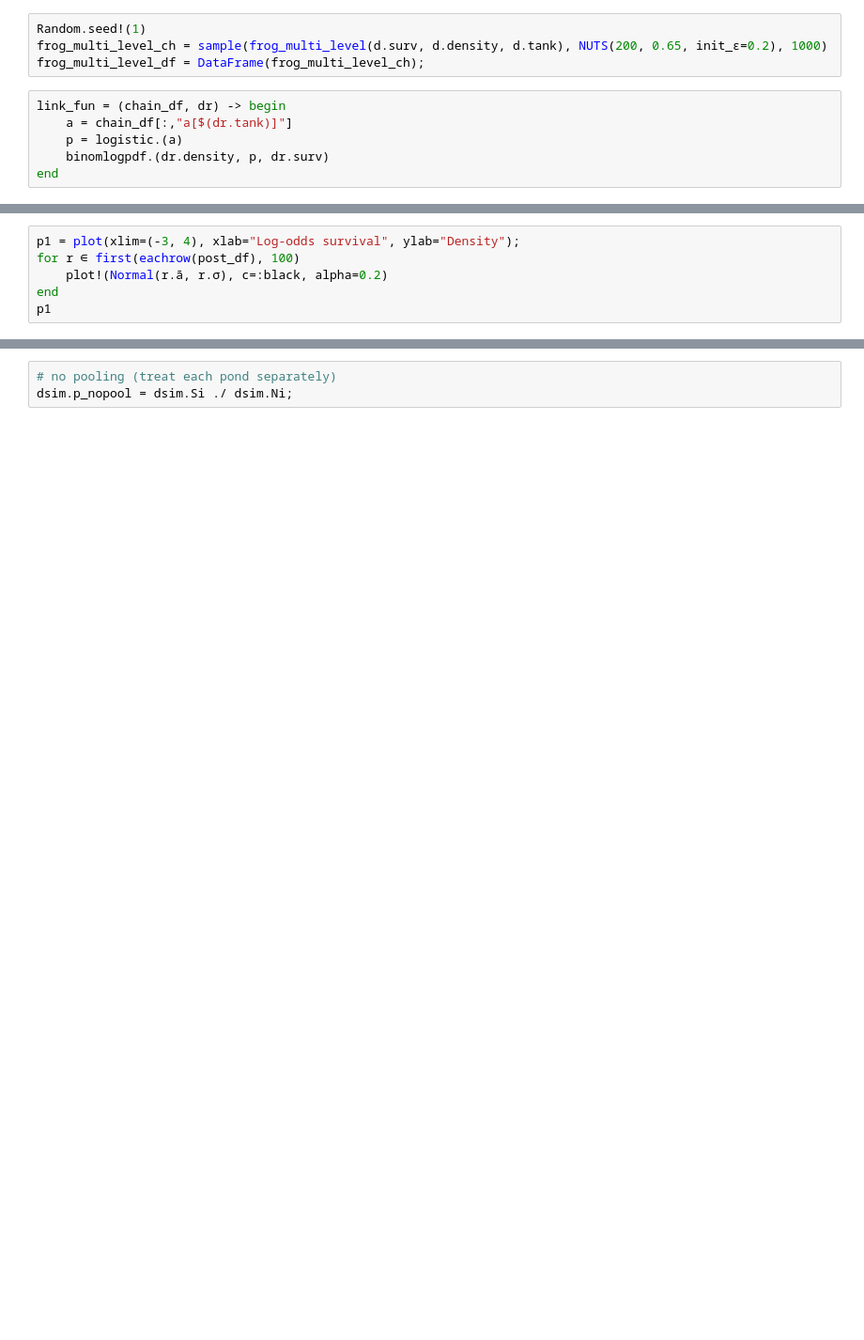
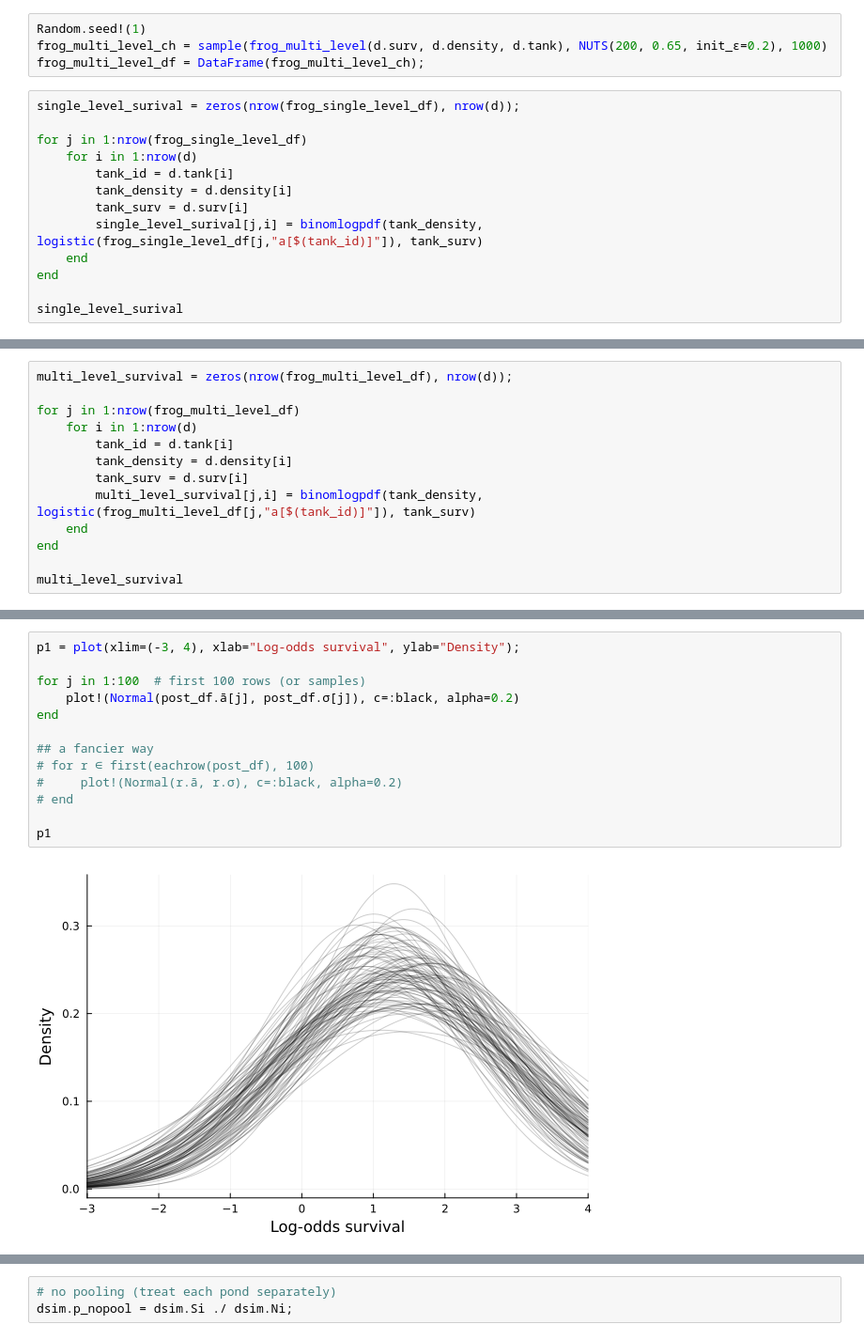
Before and after one commit to sungjuGit/STJuliaIntroBayesian, a Jupyter notebook: Multilevel_Reedfrogs.ipynb, the cells around one changed output, grey strips where cells are left out. Shown at 94% size. Cells and saved outputs as stored; diff of their text form; blank space fills up the shorter version.

```diff
--- a/Multilevel_Reedfrogs.ipynb
+++ b/Multilevel_Reedfrogs.ipynb
@@ -47,8 +125,15 @@ Random.seed!(1)
 frog_multi_level_ch = sample(frog_multi_level(d.surv, d.density, d.tank), NUTS(200, 0.65, init_ϵ=0.2), 1000)
 frog_multi_level_df = DataFrame(frog_multi_level_ch);
 # %%
-link_fun = (chain_df, dr) -> begin
-    a = chain_df[:,"a[$(dr.tank)]"]
-    p = logistic.(a)
-    binomlogpdf.(dr.density, p, dr.surv)
+single_level_surival = zeros(nrow(frog_single_level_df), nrow(d));
+
+for j in 1:nrow(frog_single_level_df)
+    for i in 1:nrow(d)
+        tank_id = d.tank[i]
+        tank_density = d.density[i]
+        tank_surv = d.surv[i]
+        single_level_surival[j,i] = binomlogpdf(tank_density, logistic(frog_single_level_df[j,"a[$(tank_id)]"]), tank_surv)
+    end
 end
+
+single_level_surival
@@ -54,0 +158,13 @@ end
+# %%
+multi_level_survival = zeros(nrow(frog_multi_level_df), nrow(d));
+
+for j in 1:nrow(frog_multi_level_df)
+    for i in 1:nrow(d)
+        tank_id = d.tank[i]
+        tank_density = d.density[i]
+        tank_surv = d.surv[i]
+        multi_level_survival[j,i] = binomlogpdf(tank_density, logistic(frog_multi_level_df[j,"a[$(tank_id)]"]), tank_surv)
+    end
+end
+
+multi_level_survival
@@ -82,7 +267,16 @@ annotate!([
 # %%
 p1 = plot(xlim=(-3, 4), xlab="Log-odds survival", ylab="Density");
-for r ∈ first(eachrow(post_df), 100)
-    plot!(Normal(r.ā, r.σ), c=:black, alpha=0.2)
+
+for j in 1:100  # first 100 rows (or samples)
+    plot!(Normal(post_df.ā[j], post_df.σ[j]), c=:black, alpha=0.2)
 end
+
+## a fancier way
+# for r ∈ first(eachrow(post_df), 100)
+#     plot!(Normal(r.ā, r.σ), c=:black, alpha=0.2)
+# end
+
 p1
+# %% [output]
+[figure, added]
 # %%
```
Also changed, not shown: parts of 23 cells of this notebook.
